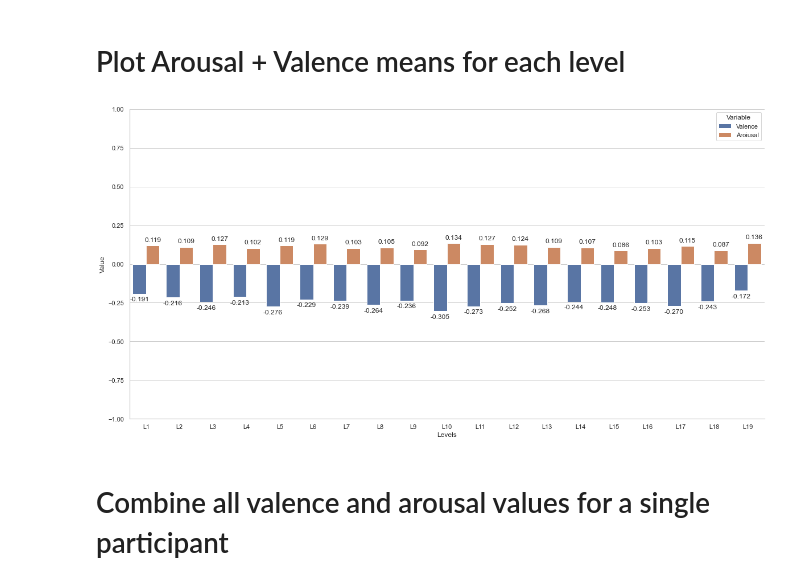
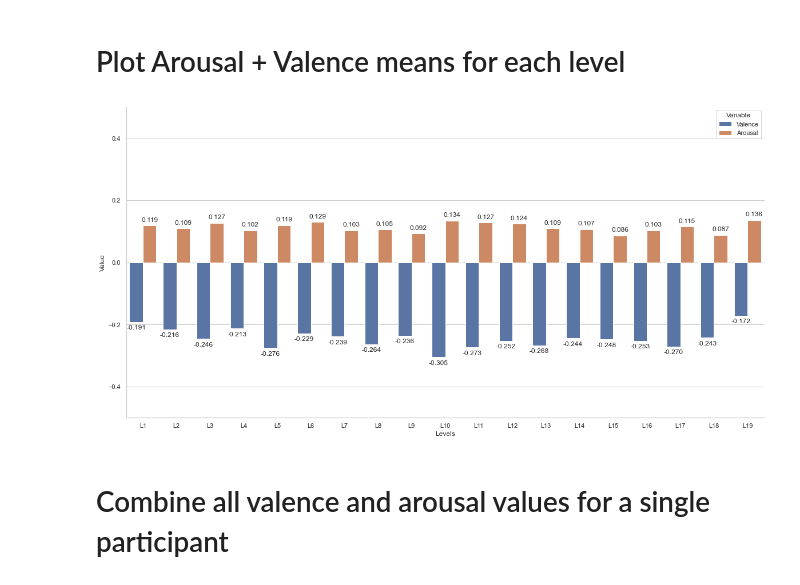
Before and after one commit to dovii/MPC-Data-Analysis, a Jupyter notebook: LevelAnalysis.ipynb, the cells around one changed output. Drawn from its saved outputs; the diff is of its cells as text; code cells hidden in the pictures.

```diff
--- a/LevelAnalysis.ipynb
+++ b/LevelAnalysis.ipynb
@@ -338,35 +333,35 @@ avplot = pd.DataFrame([
         ["L1", level1.iloc[:, 0].mean(), level1.iloc[:, 1].mean()],
         ["L2", level2.iloc[:, 0].mean(), level2.iloc[:, 1].mean()],
         ["L3", level3.iloc[:, 0].mean(), level3.iloc[:, 1].mean()],
         ["L4", level4.iloc[:, 0].mean(), level4.iloc[:, 1].mean()],
         ["L5", level5.iloc[:, 0].mean(), level5.iloc[:, 1].mean()],
         ["L6", level6.iloc[:, 0].mean(), level6.iloc[:, 1].mean()],
         ["L7", level7.iloc[:, 0].mean(), level7.iloc[:, 1].mean()],
         ["L8", level8.iloc[:, 0].mean(), level8.iloc[:, 1].mean()],
         ["L9", level9.iloc[:, 0].mean(), level9.iloc[:, 1].mean()],
         ["L10", level10.iloc[:, 0].mean(), level10.iloc[:, 1].mean()],
         ["L11", level11.iloc[:, 0].mean(), level11.iloc[:, 1].mean()],
         ["L12", level12.iloc[:, 0].mean(), level12.iloc[:, 1].mean()],
         ["L13", level13.iloc[:, 0].mean(), level13.iloc[:, 1].mean()],
         ["L14", level14.iloc[:, 0].mean(), level14.iloc[:, 1].mean()],
         ["L15", level15.iloc[:, 0].mean(), level15.iloc[:, 1].mean()],
         ["L16", level16.iloc[:, 0].mean(), level16.iloc[:, 1].mean()],
         ["L17", level17.iloc[:, 0].mean(), level17.iloc[:, 1].mean()],
         ["L18", level18.iloc[:, 0].mean(), level18.iloc[:, 1].mean()],
         ["L19", level19.iloc[:, 0].mean(), level19.iloc[:, 1].mean()],
         ],
         columns = ["Levels", "Valence", "Arousal"])
 
 fig, ax1 = plt.subplots(figsize=(20, 10))
 tidy = avplot.melt(id_vars='Levels').rename(columns=str.title)
 sns.barplot(x='Levels', y='Value', hue='Variable', data=tidy, ax=ax1)
 sns.despine(fig)
 ax1.yaxis.grid(True)
 ax1.set_axisbelow(True)
-plt.ylim(bottom = -1,top = 1)
+plt.ylim(bottom = -0.5,top = 0.5)
 add_value_labels(ax1)
 # %% [output]
-[figure, old version]
+[figure, new version]
 # %% [markdown]
 # Combine all valence and arousal values for a single participant
 # %%
```
Also changed, not shown: parts of 5 cells of this notebook.
